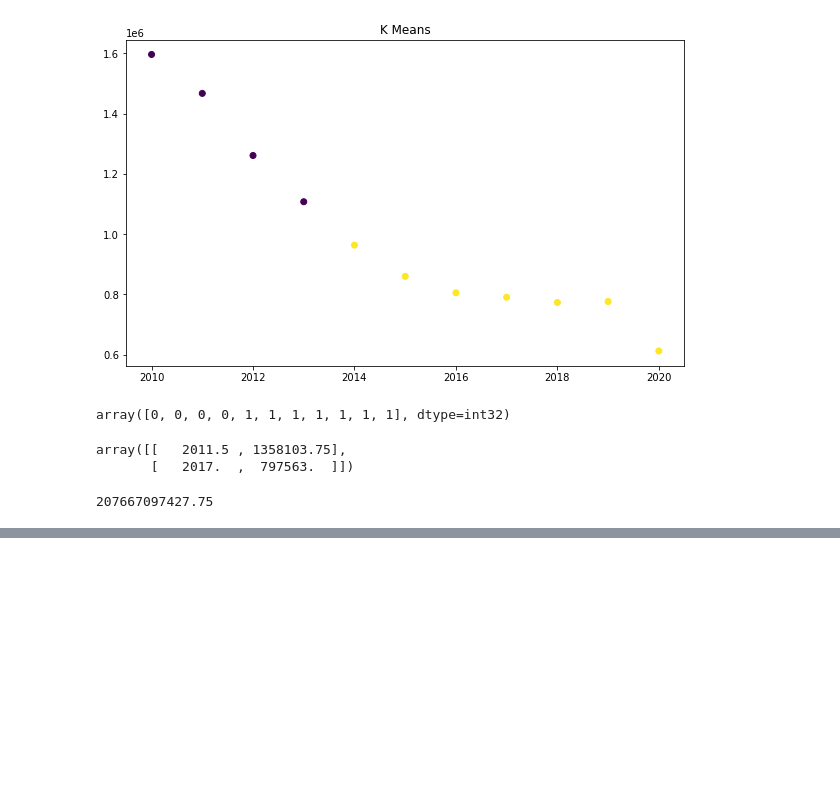
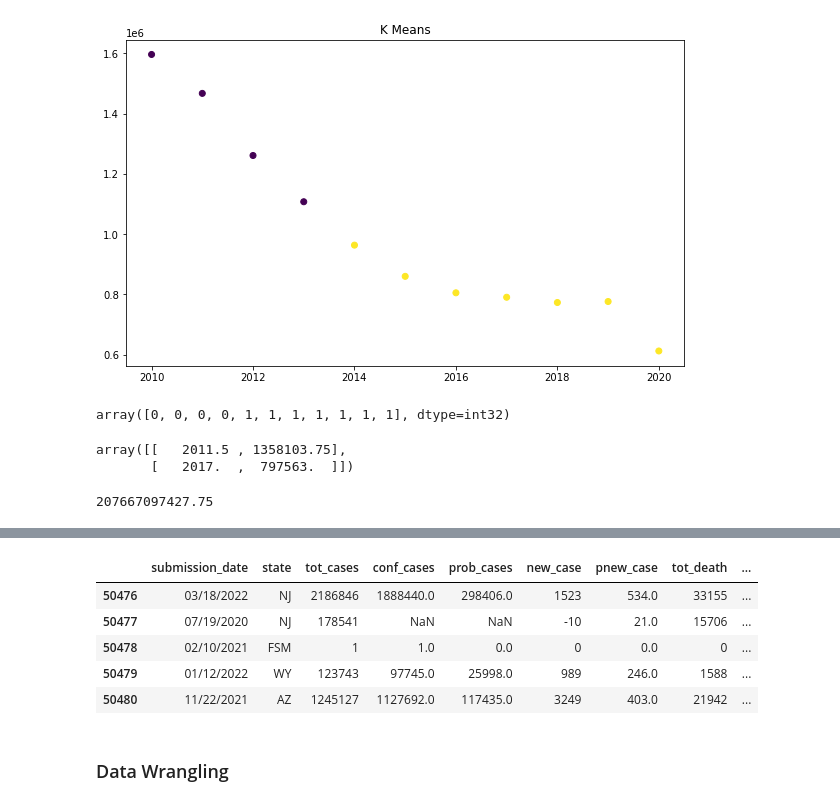
Before and after one commit to Darringtonh2/WozUFinalProject, a Jupyter notebook: Code/k-Means and K-Nearest Neighbors.ipynb, the cells around one changed output, grey strips where cells are left out. Cells and saved outputs as stored; diff of their text form; code cells hidden in the pictures; blank space fills up the shorter version.

```diff
--- a/Code/k-Means and K-Nearest Neighbors.ipynb
+++ b/Code/k-Means and K-Nearest Neighbors.ipynb
@@ -502,0 +518,11 @@ kmeans.inertia_
+# %%
+covid.tail()
+# %% [output]
+|  | submission_date | state | tot_cases | conf_cases | prob_cases | new_case | pnew_case | tot_death | ... |
+| 50476 | 03/18/2022 | NJ | 2186846 | 1888440.0 | 298406.0 | 1523 | 534.0 | 33155 | ... |
+| 50477 | 07/19/2020 | NJ | 178541 | NaN | NaN | -10 | 21.0 | 15706 | ... |
+| 50478 | 02/10/2021 | FSM | 1 | 1.0 | 0.0 | 0 | 0.0 | 0 | ... |
+| 50479 | 01/12/2022 | WY | 123743 | 97745.0 | 25998.0 | 989 | 246.0 | 1588 | ... |
+| 50480 | 11/22/2021 | AZ | 1245127 | 1127692.0 | 117435.0 | 3249 | 403.0 | 21942 | ... |
+# %% [markdown]
+### Data Wrangling
```
Also changed, not shown: parts of 14 cells of this notebook.
